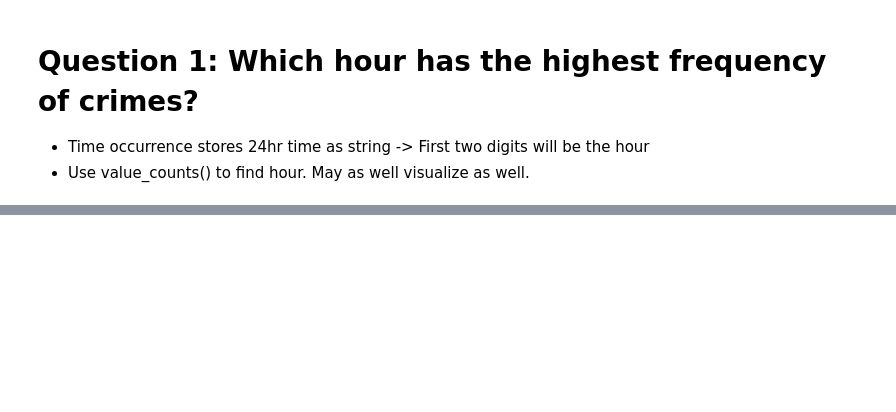
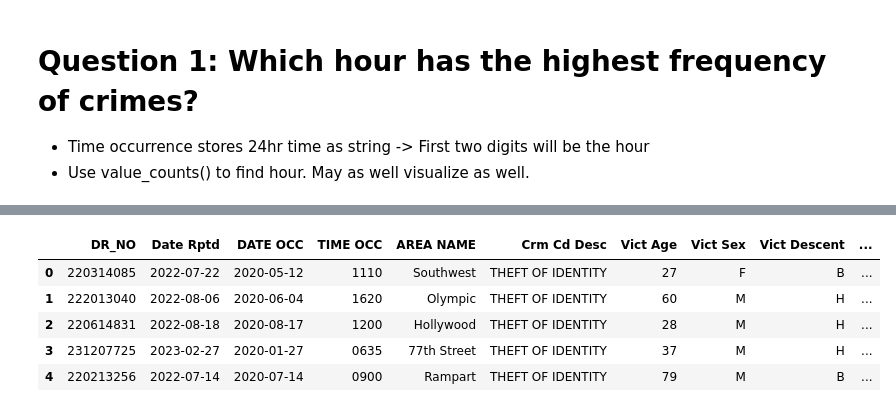
Before and after one commit to LucasFinney/data-portfolio, a Jupyter notebook: Projects/Analyzing Crime in Los Angeles/crime_in_LA.ipynb, the cells around one changed output, grey strips where cells are left out. Saved outputs shown, nothing was run; the diff lists cells and outputs as text; code cells hidden in the pictures; blank space fills up the shorter version.

```diff
--- a/Projects/Analyzing Crime in Los Angeles/crime_in_LA.ipynb
+++ b/Projects/Analyzing Crime in Los Angeles/crime_in_LA.ipynb
@@ -43,0 +141,15 @@ peak_crime_hour = max_hour
+# %%
+#Define labels and bins
+labels = ["0-17", "18-25", "26-34", "35-44", "45-54", "55-64", "65+"]
+bins = [0,17,25,34,44,54,64,crimes["Vict Age"].max()]
+# Add category column
+crimes["Vict Age Category"] = pd.cut(crimes["Vict Age"], labels=labels, bins=bins)
+# Check dataframe
+crimes.head()
+# %% [output]
+|  | DR_NO | Date Rptd | DATE OCC | TIME OCC | AREA NAME | Crm Cd Desc | Vict Age | Vict Sex | Vict Descent | ... |
+| 0 | 220314085 | 2022-07-22 | 2020-05-12 | 1110 | Southwest | THEFT OF IDENTITY | 27 | F | B | ... |
+| 1 | 222013040 | 2022-08-06 | 2020-06-04 | 1620 | Olympic | THEFT OF IDENTITY | 60 | M | H | ... |
+| 2 | 220614831 | 2022-08-18 | 2020-08-17 | 1200 | Hollywood | THEFT OF IDENTITY | 28 | M | H | ... |
+| 3 | 231207725 | 2023-02-27 | 2020-01-27 | 0635 | 77th Street | THEFT OF IDENTITY | 37 | M | H | ... |
+| 4 | 220213256 | 2022-07-14 | 2020-07-14 | 0900 | Rampart | THEFT OF IDENTITY | 79 | M | B | ... |
```
Also changed, not shown: parts of 7 cells of this notebook, 2 other files.
